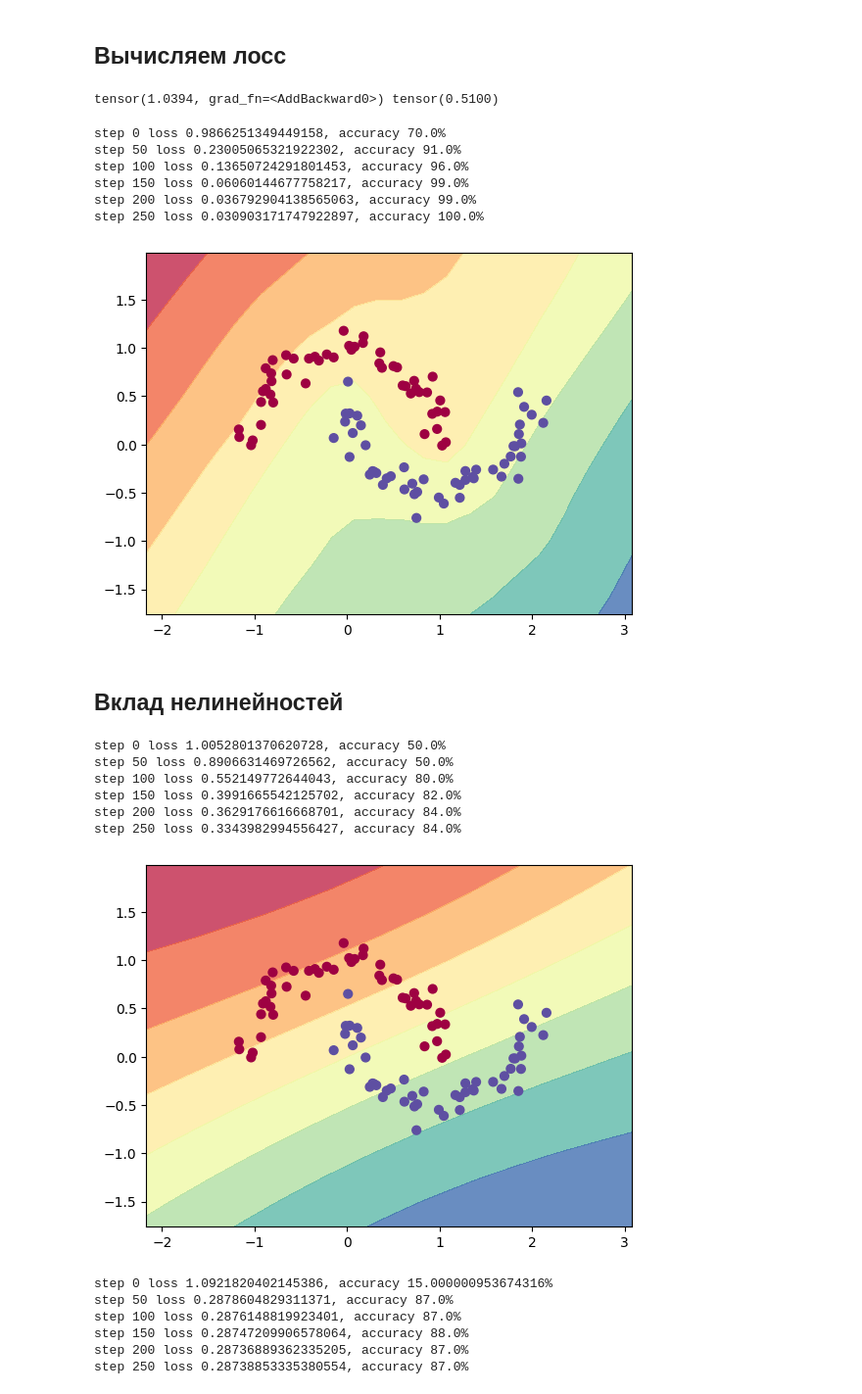
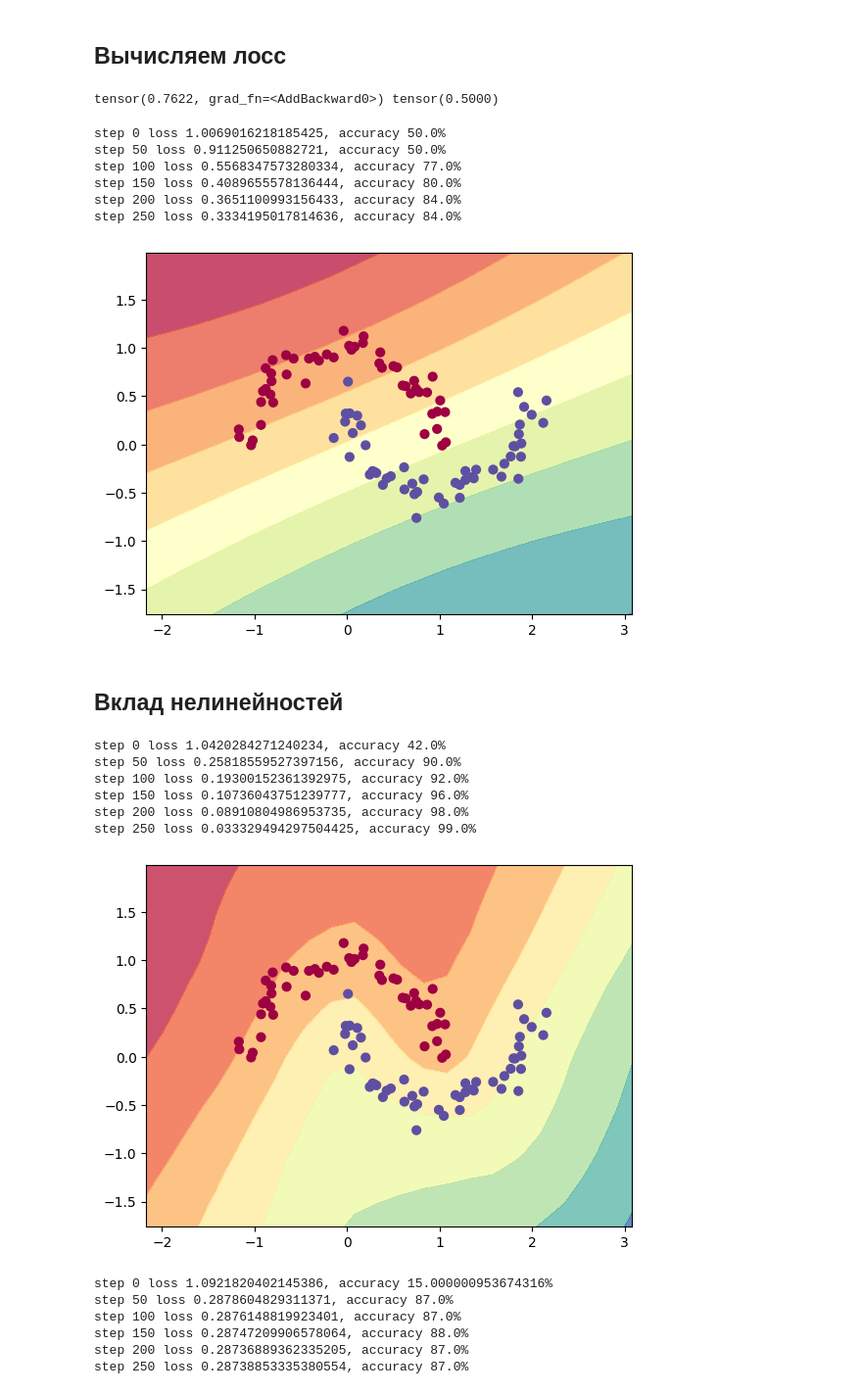
Before and after one commit to fintech-dl-hse/course, a Jupyter notebook: seminars/01_seminar_torch_mlp.ipynb, the cells around one changed output. Shown at 98% size. Cells and saved outputs as stored; diff of their text form; code cells hidden in the pictures.

```diff
--- a/seminars/01_seminar_torch_mlp.ipynb
+++ b/seminars/01_seminar_torch_mlp.ipynb
@@ -32,23 +34,23 @@ import torch.nn.functional as F
 
 # initialize a model
 class MLP(nn.Module):
-    def __init__(self, activation_cls=nn.ReLU):
+    def __init__(self, activation_cls=nn.Sigmoid):
         super().__init__()
 
-        self.input_layer = nn.Linear(2, 100)
+        self.input_layer  = nn.Linear(2, 100)
         self.hidden_layer = nn.Linear(100, 100)
         self.output_layer = nn.Linear(100, 1)
-        self.activation = activation_cls()
+        self.activation   = activation_cls()
 
         return
 
     def forward(self, x_coordinates):
         # x_coordinates ~ [ batch_size, 2 ]
 
-        latents = self.activation(self.input_layer(x_coordinates)) # [ batch_size, 16 ]
-        latents = self.activation(self.hidden_layer(latents))      # [ batch_size, 16 ]
+        latents = self.activation(self.input_layer(x_coordinates)) # [ batch_size, 100 ]
+        latents = self.activation(self.hidden_layer(latents))      # [ batch_size, 100 ]
         scores = self.output_layer(latents)                        # [ batch_size, 1 ]
-        scores = scores[:, 0]                                    # [ batch_size ]
+        scores = scores[:, 0]                                      # [ batch_size ]
 
         return scores
 
@@ -98,6 +100,8 @@ list(model.parameters())
 def loss(model, Xbatch, ybatch):
 
     Xbatch = torch.tensor(Xbatch).float() # [ batch_size, 2 ]
+
+    # ybatch.max() == 1, ybatch.min() == -1
     ybatch = torch.tensor(ybatch).float() # [ batch_size ]
 
     # forward the model to get scores
@@ -119,7 +123,7 @@ def loss(model, Xbatch, ybatch):
 total_loss, acc = loss(model, X, y)
 print(total_loss, acc)
 # %% [output]
-tensor(1.0394, grad_fn=<AddBackward0>) tensor(0.5100)
+tensor(0.7622, grad_fn=<AddBackward0>) tensor(0.5000)
 # %%
 # optimization
 
@@ -152,12 +156,12 @@ model = MLP()
 
 train(model, learning_rate=0.1)
 # %% [output]
-step 0 loss 0.9866251349449158, accuracy 70.0%
-step 50 loss 0.23005065321922302, accuracy 91.0%
-step 100 loss 0.13650724291801453, accuracy 96.0%
-step 150 loss 0.06060144677758217, accuracy 99.0%
-step 200 loss 0.036792904138565063, accuracy 99.0%
-step 250 loss 0.030903171747922897, accuracy 100.0%
+step 0 loss 1.0069016218185425, accuracy 50.0%
+step 50 loss 0.911250650882721, accuracy 50.0%
+step 100 loss 0.5568347573280334, accuracy 77.0%
+step 150 loss 0.4089655578136444, accuracy 80.0%
+step 200 loss 0.3651100993156433, accuracy 84.0%
+step 250 loss 0.3334195017814636, accuracy 84.0%
 # %%
 def visualize_model_prediction(model):
 
@@ -189,22 +193,22 @@ def visualize_model_prediction(model):
 
 visualize_model_prediction(model)
 # %% [output]
-[figure, old version]
+[figure, new version]
 # %% [markdown]
 ## Вклад нелинейностей
 # %%
-model = MLP(activation_cls=nn.Sigmoid)
+model = MLP(activation_cls=nn.ReLU)
 
 train(model, learning_rate=0.1)
 visualize_model_prediction(model)
 # %% [output]
-step 0 loss 1.0052801370620728, accuracy 50.0%
-step 50 loss 0.8906631469726562, accuracy 50.0%
-step 100 loss 0.552149772644043, accuracy 80.0%
-step 150 loss 0.3991665542125702, accuracy 82.0%
-step 200 loss 0.3629176616668701, accuracy 84.0%
-step 250 loss 0.3343982994556427, accuracy 84.0%
+step 0 loss 1.0420284271240234, accuracy 42.0%
+step 50 loss 0.25818559527397156, accuracy 90.0%
+step 100 loss 0.19300152361392975, accuracy 92.0%
+step 150 loss 0.10736043751239777, accuracy 96.0%
+step 200 loss 0.08910804986953735, accuracy 98.0%
+step 250 loss 0.033329494297504425, accuracy 99.0%
-[figure, old version]
+[figure, new version]
 # %%
 # nn.Identity(x) == x
 model = MLP(activation_cls=nn.Identity)
```
Also changed, not shown: parts of 5 cells of this notebook.
